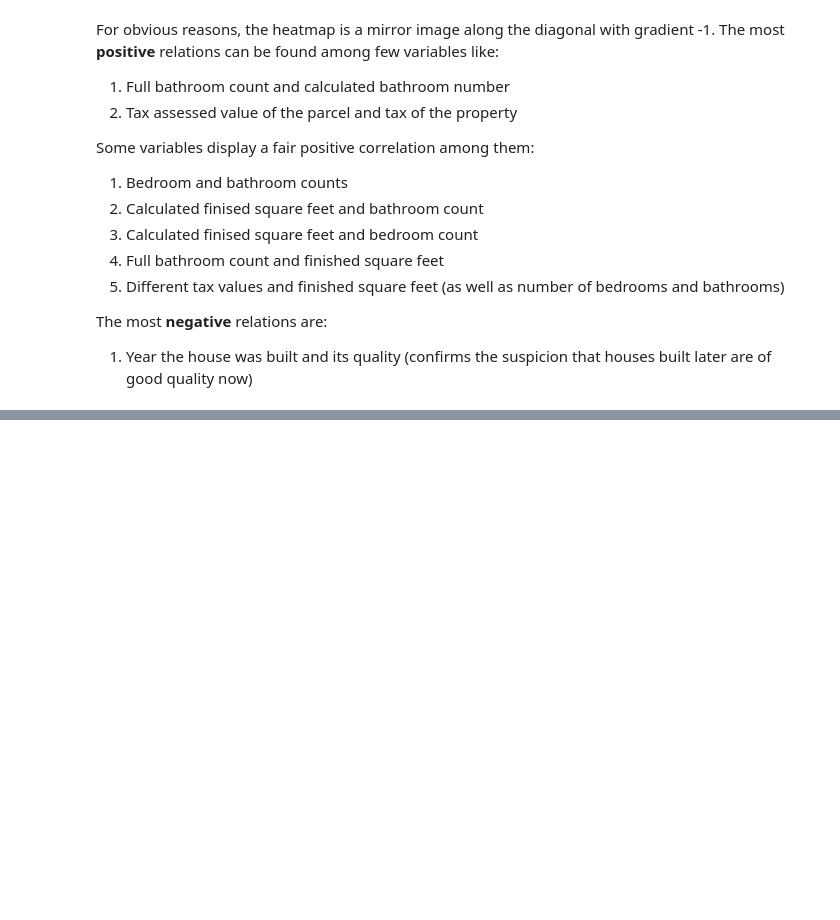
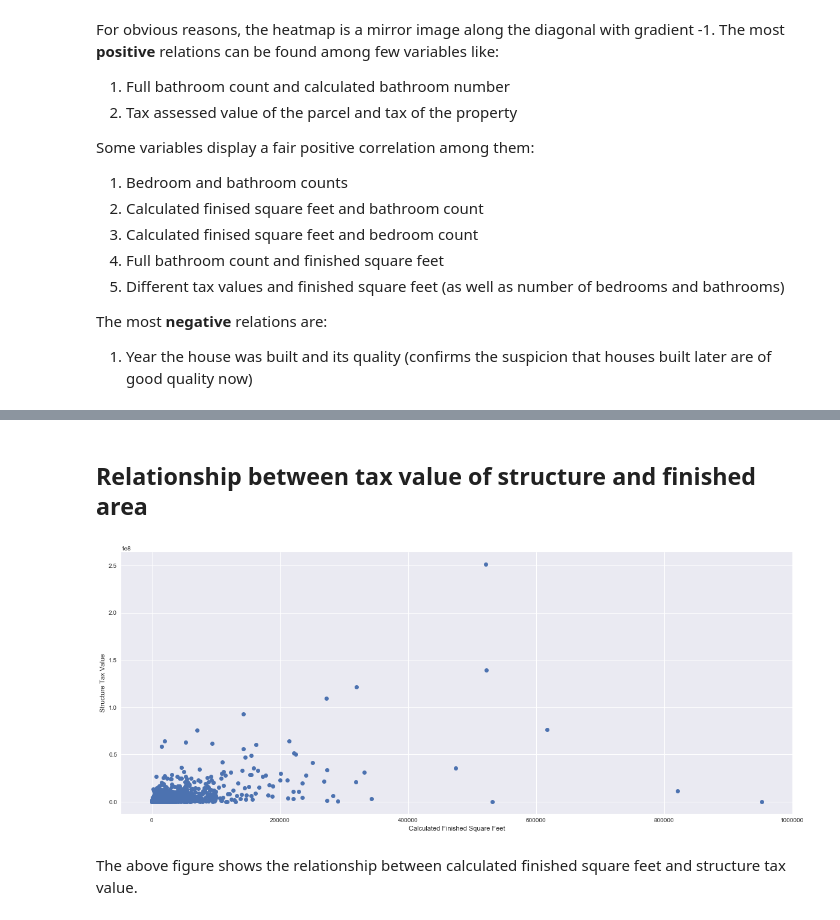
Before and after one commit to wasif-khan/CSE519-2017-111675205, a Jupyter notebook: HW2/HW2.ipynb, the cells around one changed output, grey strips where cells are left out. Saved outputs shown, nothing was run; the diff lists cells and outputs as text; code cells hidden in the pictures; blank space fills up the shorter version.

```diff
--- a/HW2/HW2.ipynb
+++ b/HW2/HW2.ipynb
@@ -97,0 +109,15 @@ The most **negative** relations are:
+# %% [markdown]
+## Relationship between tax value of structure and finished area
+# %%
+import matplotlib.pyplot as plt
+
+graph=plt.figure(figsize=(20,8))
+ax = graph.add_subplot(111)
+ax.set_xlabel('Calculated Finished Square Feet')
+ax.set_ylabel('Structure Tax Value')
+ax.plot(selected_df['calculatedfinishedsquarefeet'], selected_df['structuretaxvaluedollarcnt'], 'o')
+plt.show()
+# %% [output]
+[figure, added]
+# %% [markdown]
+The above figure shows the relationship between calculated finished square feet and structure tax value.
```
Also changed, not shown: parts of 4 cells of this notebook.
